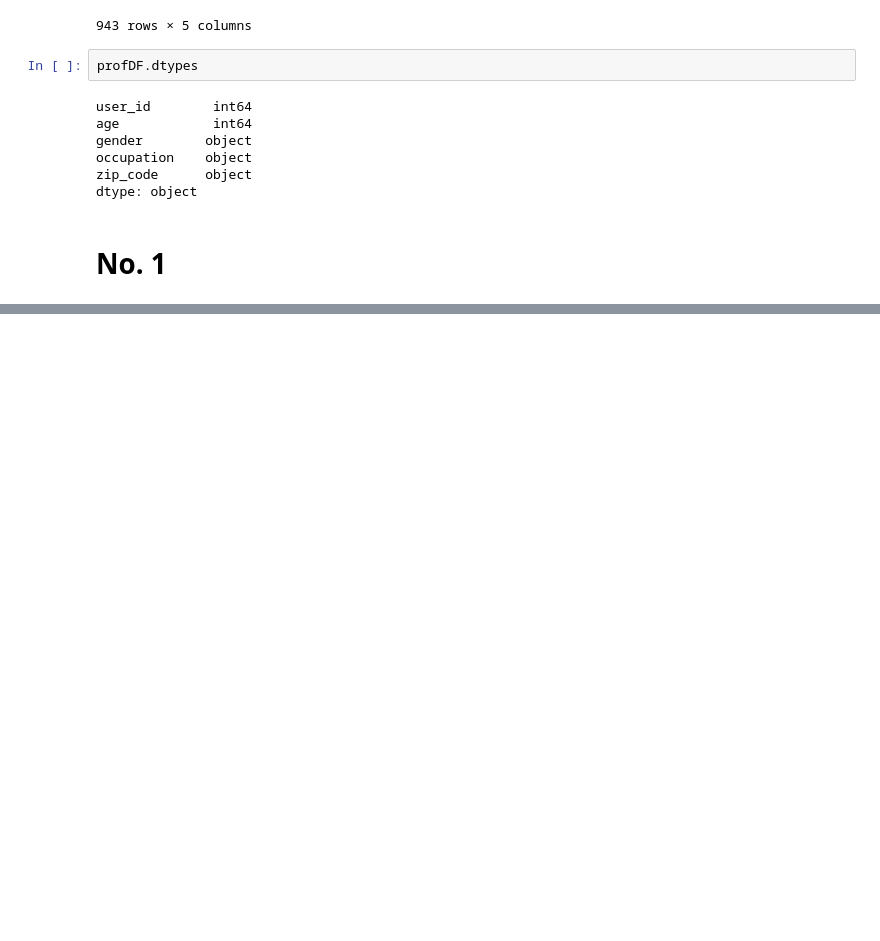
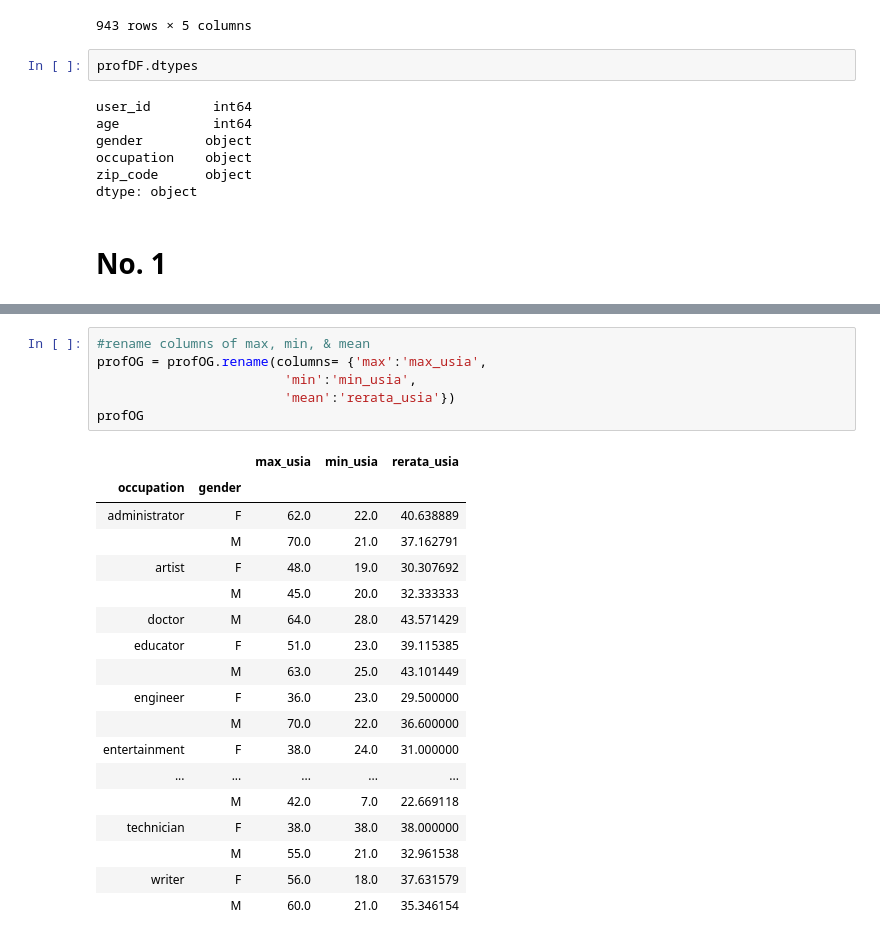
Before and after one commit to ksmrdn/Daftar_Profesi, a Jupyter notebook: Ujian_Daftar_Profesi.ipynb, the cells around one changed output, grey strips where cells are left out. Saved outputs shown, nothing was run; the diff lists cells and outputs as text; blank space fills up the shorter version.

```diff
--- a/Ujian_Daftar_Profesi.ipynb
+++ b/Ujian_Daftar_Profesi.ipynb
@@ -78,0 +112,25 @@ profOc
+# %%
+#rename columns of max, min, & mean
+profOG = profOG.rename(columns= {'max':'max_usia',
+                        'min':'min_usia',
+                        'mean':'rerata_usia'})
+profOG
+# %% [output]
+|  |  | max_usia | min_usia | rerata_usia |
+| occupation | gender |  |  |  |
+| administrator | F | 62.0 | 22.0 | 40.638889 |
+|  | M | 70.0 | 21.0 | 37.162791 |
+| artist | F | 48.0 | 19.0 | 30.307692 |
+|  | M | 45.0 | 20.0 | 32.333333 |
+| doctor | M | 64.0 | 28.0 | 43.571429 |
+| educator | F | 51.0 | 23.0 | 39.115385 |
+|  | M | 63.0 | 25.0 | 43.101449 |
+| engineer | F | 36.0 | 23.0 | 29.500000 |
+|  | M | 70.0 | 22.0 | 36.600000 |
+| entertainment | F | 38.0 | 24.0 | 31.000000 |
+| ... | ... | ... | ... | ... |
+|  | M | 42.0 | 7.0 | 22.669118 |
+| technician | F | 38.0 | 38.0 | 38.000000 |
+|  | M | 55.0 | 21.0 | 32.961538 |
+| writer | F | 56.0 | 18.0 | 37.631579 |
+|  | M | 60.0 | 21.0 | 35.346154 |
```
Also changed, not shown: parts of 12 cells of this notebook.
